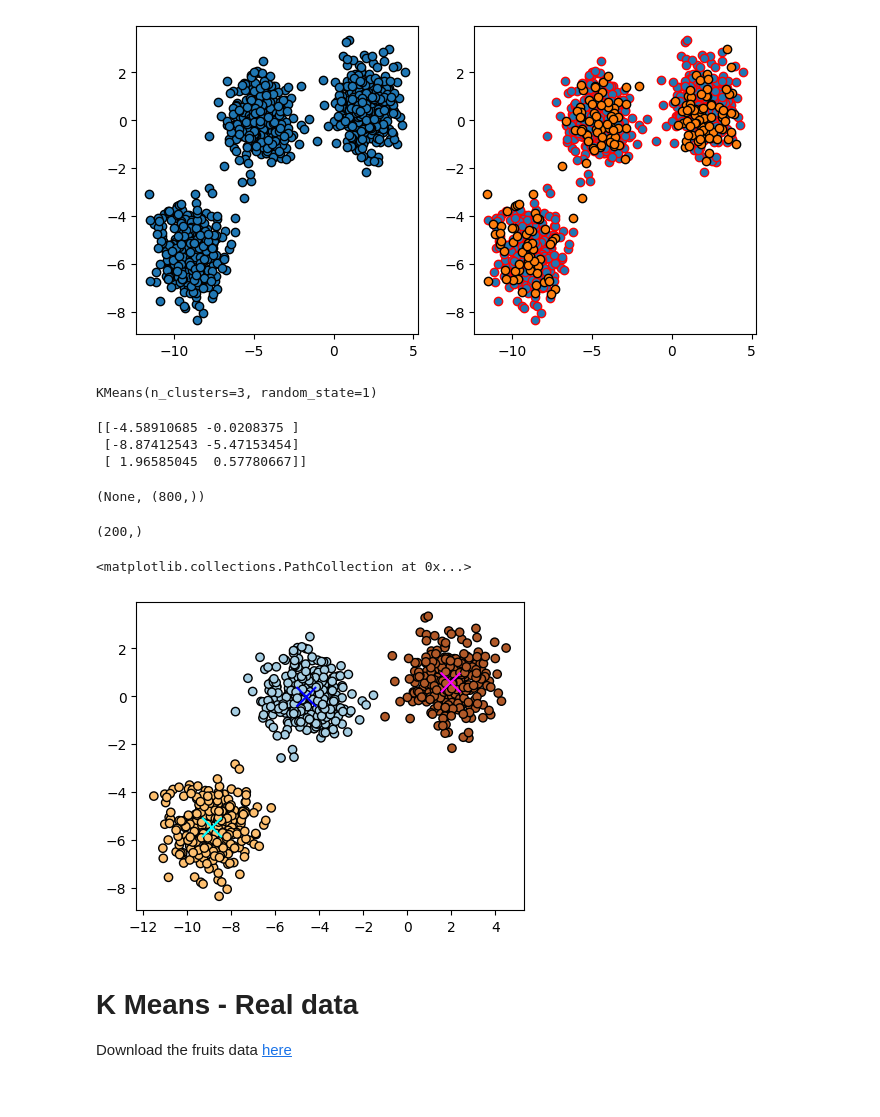
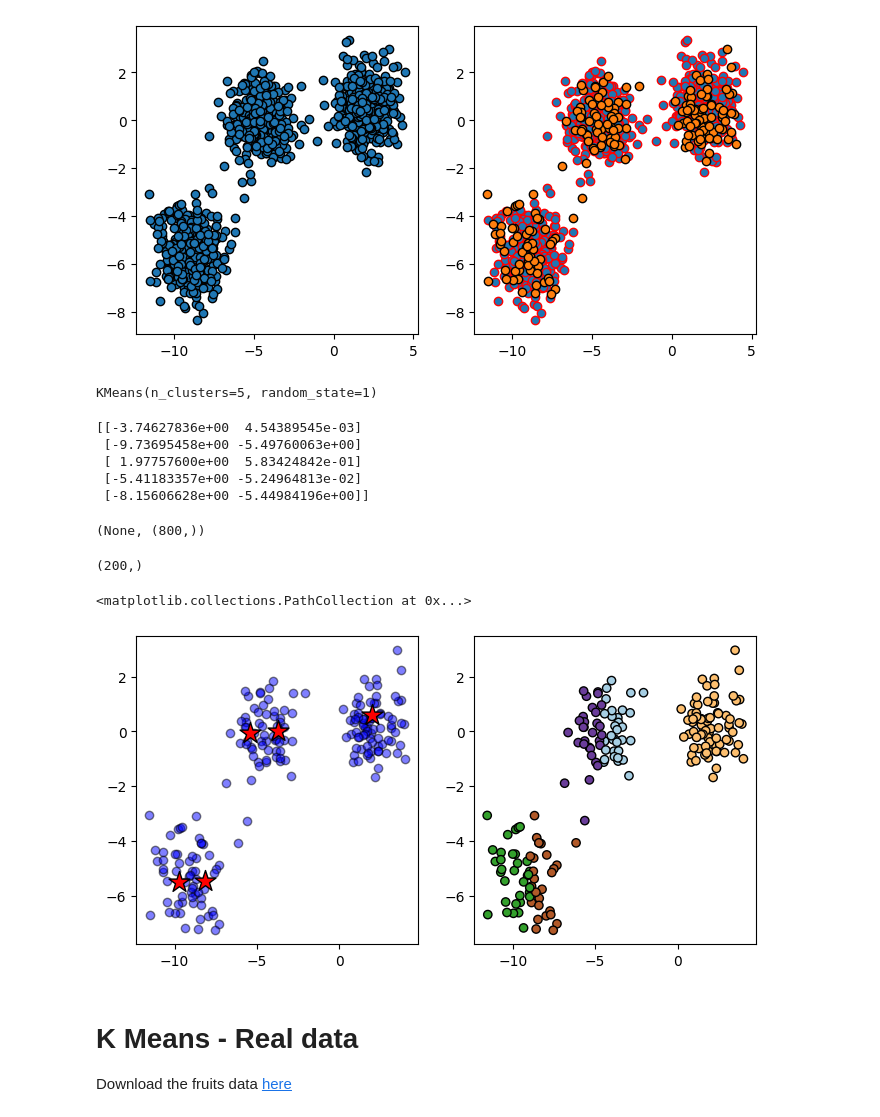
Before and after one commit to brahiangiraldo/machine_learning, a Jupyter notebook: Sem_05/k-means.ipynb, the cells around one changed output. Saved outputs shown, nothing was run; the diff lists cells and outputs as text; code cells hidden in the pictures.

```diff
--- a/Sem_05/k-means.ipynb
+++ b/Sem_05/k-means.ipynb
@@ -28,21 +28,23 @@ axes[1].scatter(X_test[:, 0], X_test[:,1] , edgecolors='k' )
 <matplotlib.collections.PathCollection at 0x...>
 [figure]
 # %%
-kmeans = KMeans(n_clusters=3, random_state=1)
+kmeans = KMeans(n_clusters=5, random_state=1)
 
 # Train Kmeans
 kmeans.fit(X_train)
 # %% [output]
-KMeans(n_clusters=3, random_state=1)
+KMeans(n_clusters=5, random_state=1)
 # %%
 # Plot centroids
 centroids = kmeans.cluster_centers_
 labels = kmeans.labels_
 print(centroids),labels.shape
 # %% [output]
-[[-4.58910685 -0.0208375 ]
- [-8.87412543 -5.47153454]
- [ 1.96585045  0.57780667]]
+[[-3.74627836e+00  4.54389545e-03]
+ [-9.73695458e+00 -5.49760063e+00]
+ [ 1.97757600e+00  5.83424842e-01]
+ [-5.41183357e+00 -5.24964813e-02]
+ [-8.15606628e+00 -5.44984196e+00]]
 (None, (800,))
 # %%
 # Create predictions
@@ -51,16 +53,19 @@ print(predictions.shape)
 # %% [output]
 (200,)
 # %%
-fig, ax = plt.subplots(figsize=(5,4))
-colors=['blue','cyan','magenta']
-ax.scatter(X_train[:,0], X_train[:,1], c=labels, cmap=plt.cm.Paired, edgecolors='k')
-ax.scatter(centroids[:,0], centroids[:,1], c=colors, s=200, marker='x')
-ax.scatter(X_test[:,0], X_test[:,1], c=predictions, cmap=plt.cm.Paired, edgecolors='k')
+_, axes = plt.subplots (1,2, figsize = (8,4))
+colors=['green','yellow','magenta']
 
 # plot data and found centroids
+#_, ax = plt.subplots (figsize=(5,4))
+axes[0].scatter(X_test[:, 0], X_test[:, 1], c='b', edgecolors='k', alpha=0.5)
+axes[0].scatter(centroids[:, 0], centroids[:, 1], c='r', s=250, edgecolors='k' ,marker='*', linewidth=1)
+axes[1].scatter(X_test[:, 0], X_test[:, 1], c=predictions, edgecolors='k', cmap='Paired')
+
+# plot data and found centroids
 # %% [output]
 <matplotlib.collections.PathCollection at 0x...>
-[figure, old version]
+[figure, new version]
 # %%
 # Plot decision boundaries
 _
```
Also changed, not shown: 1 other file.
